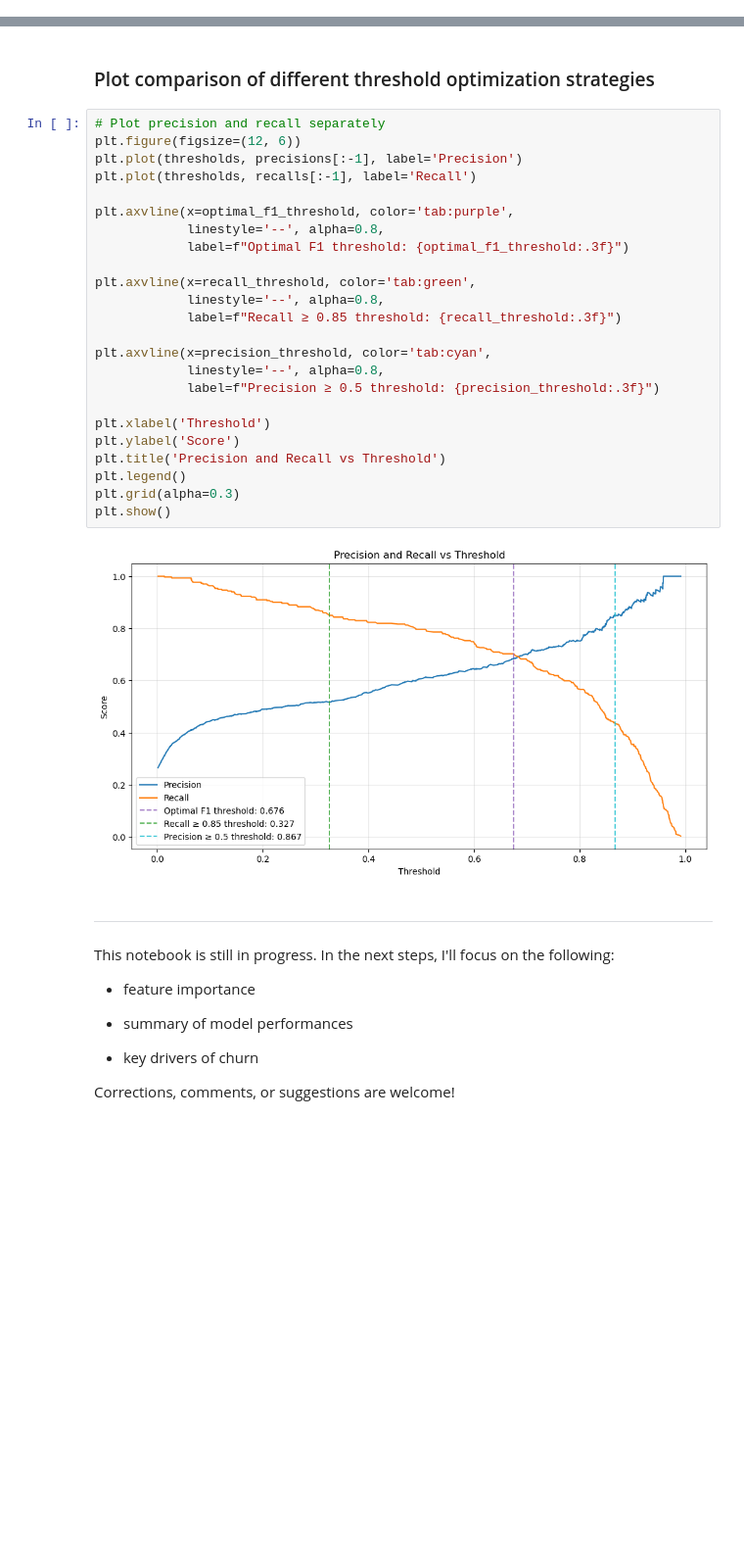
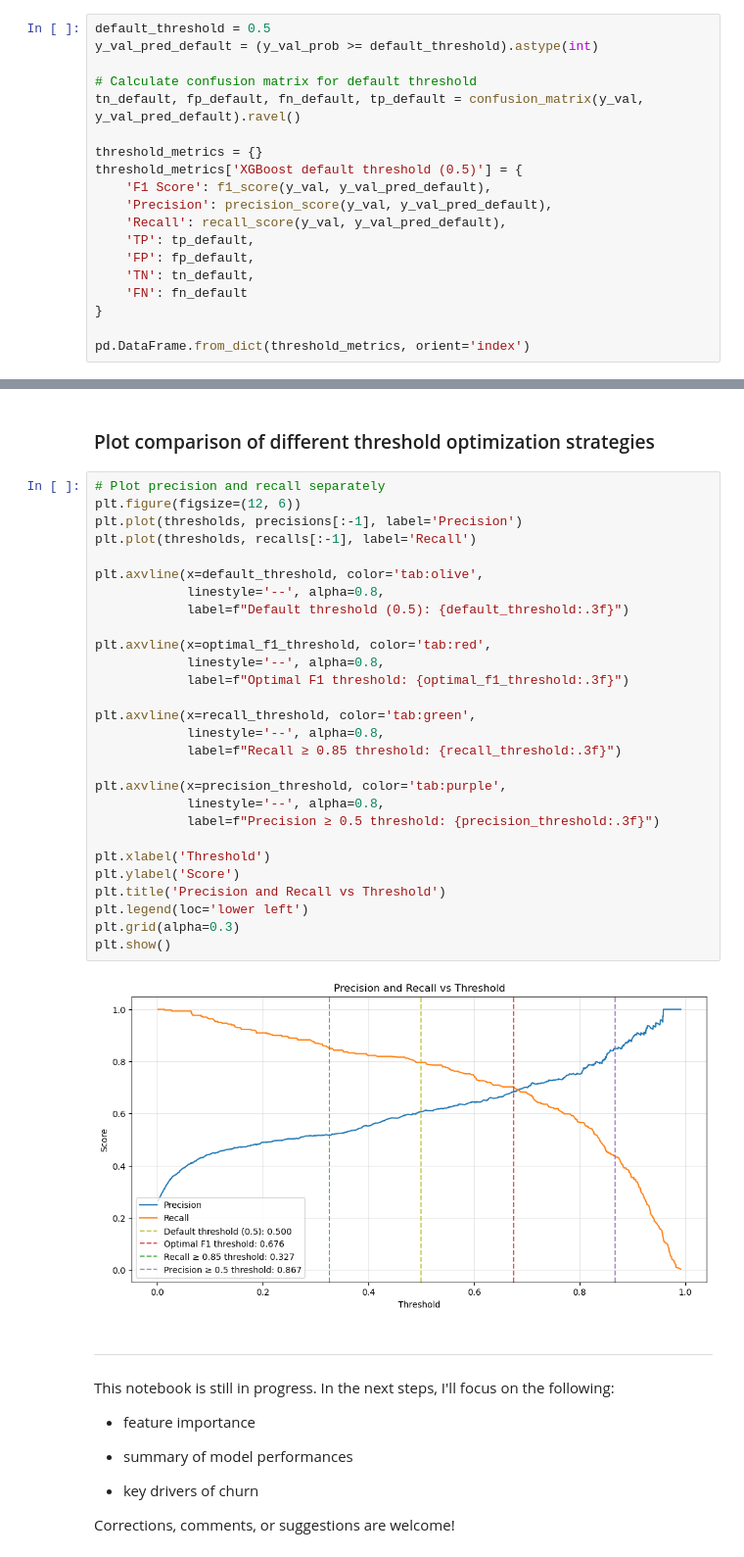
Before and after one commit to seckinadali/telco-churn-prediction, a Jupyter notebook: notebooks/03_modeling_and_evaluation.ipynb, the cells around one changed output, grey strips where cells are left out. Shown at 98% size. Saved outputs shown, nothing was run; the diff lists cells and outputs as text; blank space fills up the shorter version.

Commit message:
Add default threshold and include confusion matrix values in the threshold adjustment comparison

```diff
--- a/notebooks/03_modeling_and_evaluation.ipynb
+++ b/notebooks/03_modeling_and_evaluation.ipynb
@@ -1048,0 +1051,19 @@ precisions, recalls, thresholds = precision_recall_curve(y_val, y_val_prob)
+# %%
+default_threshold = 0.5
+y_val_pred_default = (y_val_prob >= default_threshold).astype(int)
+
+# Calculate confusion matrix for default threshold
+tn_default, fp_default, fn_default, tp_default = confusion_matrix(y_val, y_val_pred_default).ravel()
+
+threshold_metrics = {}
+threshold_metrics['XGBoost default threshold (0.5)'] = {
+    'F1 Score': f1_score(y_val, y_val_pred_default),
+    'Precision': precision_score(y_val, y_val_pred_default),
+    'Recall': recall_score(y_val, y_val_pred_default),
+    'TP': tp_default,
+    'FP': fp_default,
+    'TN': tn_default,
+    'FN': fn_default
+}
+
+pd.DataFrame.from_dict(threshold_metrics, orient='index')
@@ -1155,29 +1201,33 @@ pd.DataFrame.from_dict(threshold_metrics, orient='index')
 # %%
 # Plot precision and recall separately
 plt.figure(figsize=(12, 6))
 plt.plot(thresholds, precisions[:-1], label='Precision')
 plt.plot(thresholds, recalls[:-1], label='Recall')
 
-plt.axvline(x=optimal_f1_threshold, color='tab:purple',
+plt.axvline(x=default_threshold, color='tab:olive',
+            linestyle='--', alpha=0.8,
+            label=f"Default threshold (0.5): {default_threshold:.3f}")
+
+plt.axvline(x=optimal_f1_threshold, color='tab:red',
             linestyle='--', alpha=0.8,
             label=f"Optimal F1 threshold: {optimal_f1_threshold:.3f}")
 
 plt.axvline(x=recall_threshold, color='tab:green',
             linestyle='--', alpha=0.8,
             label=f"Recall ≥ 0.85 threshold: {recall_threshold:.3f}")
 
-plt.axvline(x=precision_threshold, color='tab:cyan',
+plt.axvline(x=precision_threshold, color='tab:purple',
             linestyle='--', alpha=0.8,
             label=f"Precision ≥ 0.5 threshold: {precision_threshold:.3f}")
 
 plt.xlabel('Threshold')
 plt.ylabel('Score')
 plt.title('Precision and Recall vs Threshold')
-plt.legend()
+plt.legend(loc='lower left')
 plt.grid(alpha=0.3)
 plt.show()
 # %% [output]
-[figure, old version]
+[figure, new version]
 # %% [markdown]
 ---
 
```
Also changed, not shown: parts of 7 cells of this notebook.
